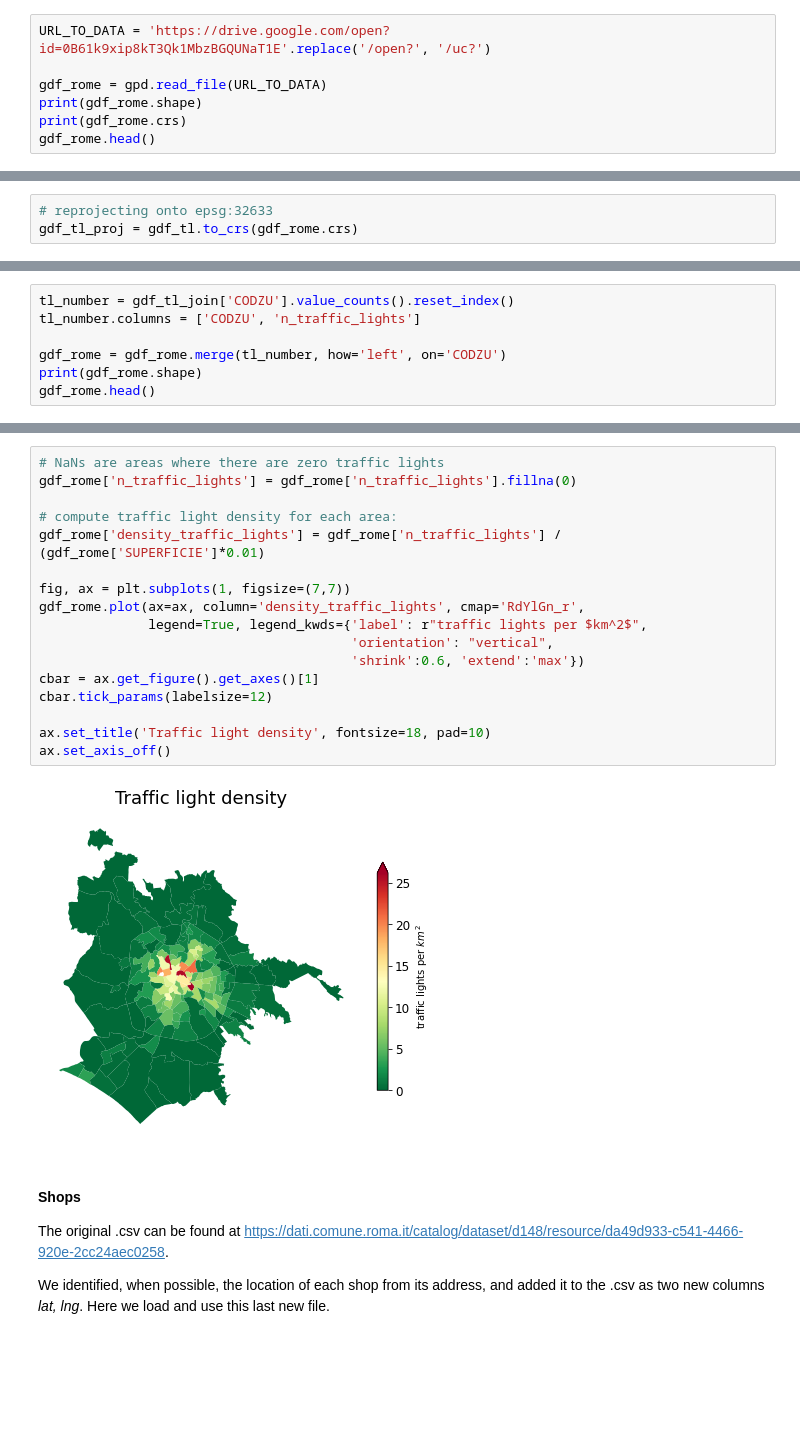
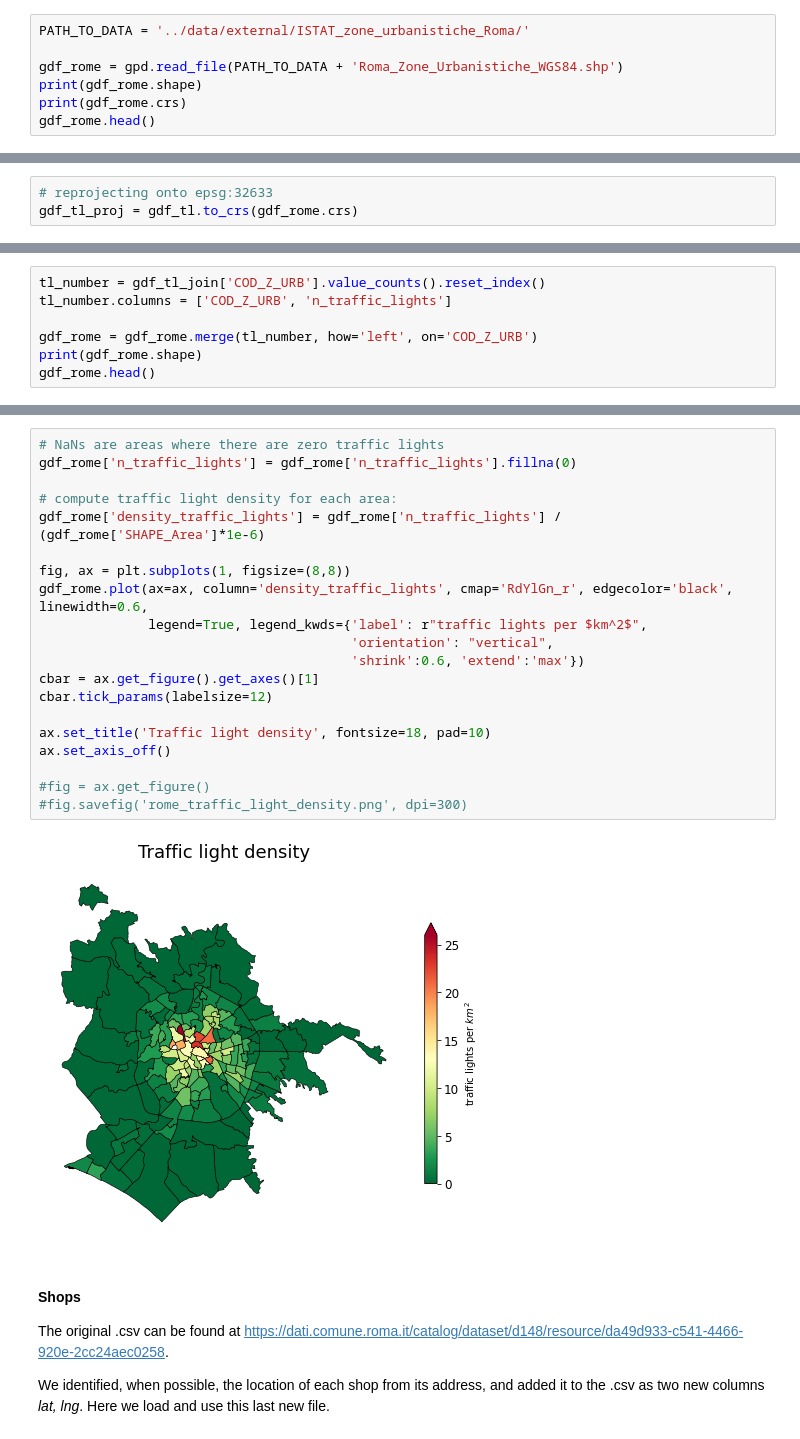
Before and after one commit to matteoboh/urbem, a Jupyter notebook: notebooks/0.2-get_covariates.ipynb, the cells around one changed output, grey strips where cells are left out. Cells and saved outputs as stored; diff of their text form; blank space fills up the shorter version.

Commit message:
modified path to data

```diff
--- a/notebooks/0.2-get_covariates.ipynb
+++ b/notebooks/0.2-get_covariates.ipynb
@@ -6,9 +6,9 @@ import matplotlib.pyplot as plt
 ## Loading the spatial tessellation
 Taking the shapefile of the 155 [urban areas](https://it.wikipedia.org/wiki/Zone_urbanistiche_di_Roma).
 # %%
-URL_TO_DATA = 'https://drive.google.com/open?id=0B61k9xip8kT3Qk1MbzBGQUNaT1E'.replace('/open?', '/uc?')
+PATH_TO_DATA = '../data/external/ISTAT_zone_urbanistiche_Roma/'
 
-gdf_rome = gpd.read_file(URL_TO_DATA)
+gdf_rome = gpd.read_file(PATH_TO_DATA + 'Roma_Zone_Urbanistiche_WGS84.shp')
 print(gdf_rome.shape)
 print(gdf_rome.crs)
 gdf_rome.head()
@@ -79,8 +79,8 @@ gdf_tl_join.head()
 # %%
-tl_number = gdf_tl_join['CODZU'].value_counts().reset_index()
-tl_number.columns = ['CODZU', 'n_traffic_lights']
+tl_number = gdf_tl_join['COD_Z_URB'].value_counts().reset_index()
+tl_number.columns = ['COD_Z_URB', 'n_traffic_lights']
 
-gdf_rome = gdf_rome.merge(tl_number, how='left', on='CODZU')
+gdf_rome = gdf_rome.merge(tl_number, how='left', on='COD_Z_URB')
 print(gdf_rome.shape)
 gdf_rome.head()
 # %% [output]
@@ -94,22 +94,25 @@ gdf_rome.head()
 # %%
 # NaNs are areas where there are zero traffic lights
 gdf_rome['n_traffic_lights'] = gdf_rome['n_traffic_lights'].fillna(0)
 
 # compute traffic light density for each area:
-gdf_rome['density_traffic_lights'] = gdf_rome['n_traffic_lights'] / (gdf_rome['SUPERFICIE']*0.01)
+gdf_rome['density_traffic_lights'] = gdf_rome['n_traffic_lights'] / (gdf_rome['SHAPE_Area']*1e-6)
 
-fig, ax = plt.subplots(1, figsize=(7,7))
-gdf_rome.plot(ax=ax, column='density_traffic_lights', cmap='RdYlGn_r',
+fig, ax = plt.subplots(1, figsize=(8,8))
+gdf_rome.plot(ax=ax, column='density_traffic_lights', cmap='RdYlGn_r', edgecolor='black', linewidth=0.6,
               legend=True, legend_kwds={'label': r"traffic lights per $km^2$",
                                         'orientation': "vertical",
                                         'shrink':0.6, 'extend':'max'})
 cbar = ax.get_figure().get_axes()[1]
 cbar.tick_params(labelsize=12)
 
 ax.set_title('Traffic light density', fontsize=18, pad=10)
 ax.set_axis_off()
+
+#fig = ax.get_figure()
+#fig.savefig('rome_traffic_light_density.png', dpi=300)
 # %% [output]
-[figure, old version]
+[figure, new version]
 # %% [markdown]
 #### Shops
 
```
Also changed, not shown: parts of 12 cells of this notebook.
